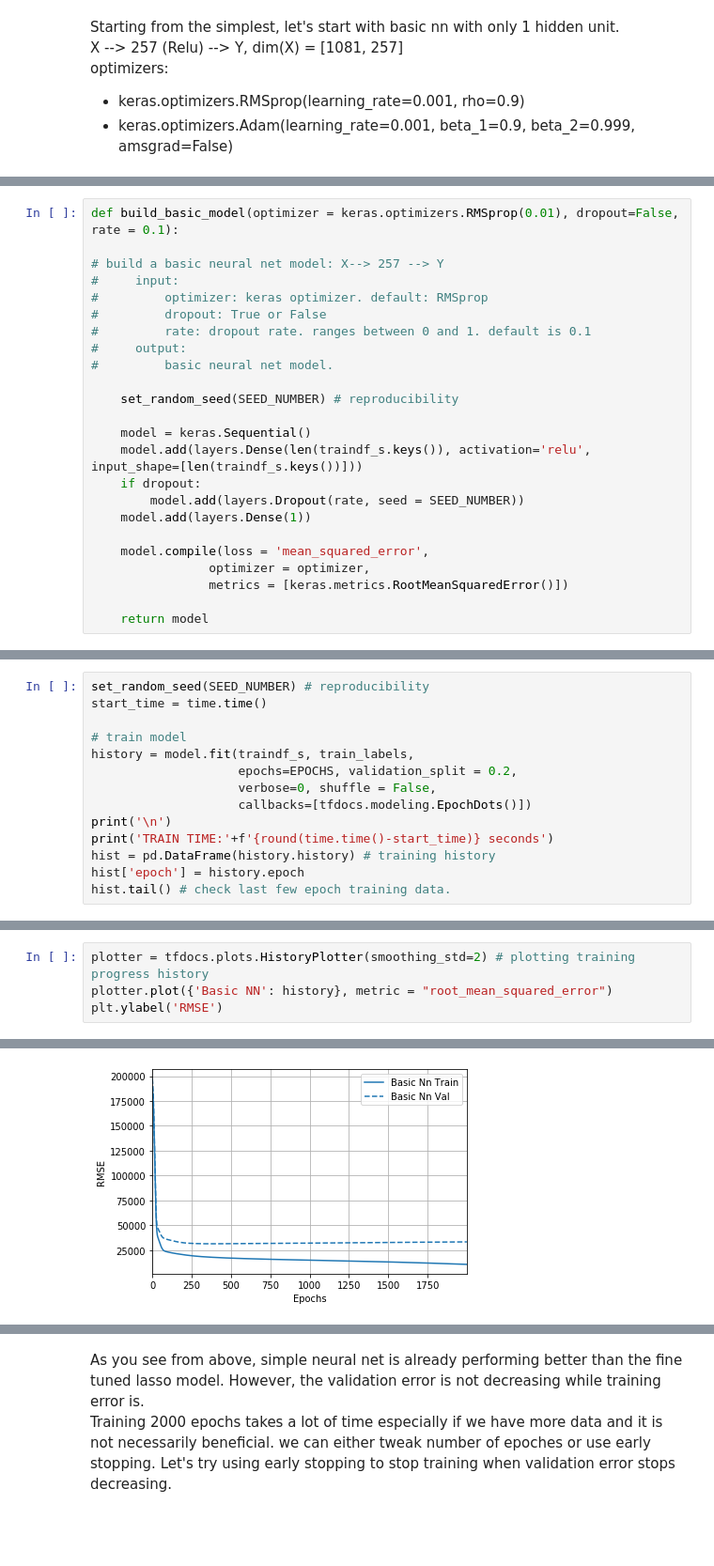
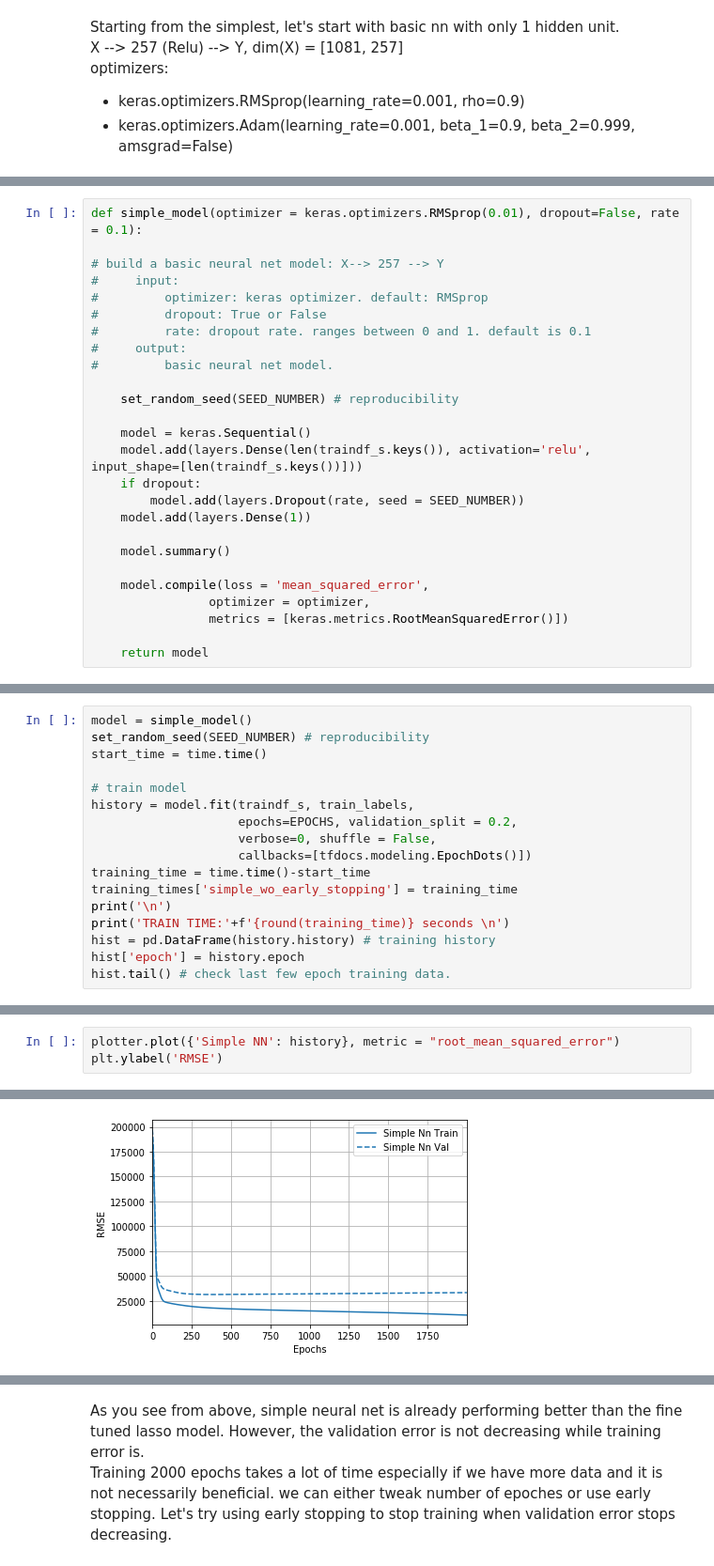
Before and after one commit to melaniezheng/dnn_house_saleprice, a Jupyter notebook: keras.ipynb, the cells around one changed output, grey strips where cells are left out. Shown: that part at 94% size. Saved outputs shown, nothing was run; the diff lists cells and outputs as text; blank space fills up the shorter version.

```diff
--- a/keras.ipynb
+++ b/keras.ipynb
@@ -163,5 +171,5 @@ def plot_errors(test_predictions, title):
 # %%
-def build_basic_model(optimizer = keras.optimizers.RMSprop(0.01), dropout=False, rate = 0.1):
+def simple_model(optimizer = keras.optimizers.RMSprop(0.01), dropout=False, rate = 0.1):
 
 # build a basic neural net model: X--> 257 --> Y
 #     input:
@@ -179,6 +187,8 @@ def build_basic_model(optimizer = keras.optimizers.RMSprop(0.01), dropout=False,
         model.add(layers.Dropout(rate, seed = SEED_NUMBER))
     model.add(layers.Dense(1))
 
+    model.summary()
+
     model.compile(loss = 'mean_squared_error',
                 optimizer = optimizer,
                 metrics = [keras.metrics.RootMeanSquaredError()])
@@ -204,4 +197,5 @@ None
 # %%
+model = simple_model()
 set_random_seed(SEED_NUMBER) # reproducibility
 start_time = time.time()
 
@@ -210,8 +204,10 @@ history = model.fit(traindf_s, train_labels,
                     epochs=EPOCHS, validation_split = 0.2,
                     verbose=0, shuffle = False,
                     callbacks=[tfdocs.modeling.EpochDots()])
+training_time = time.time()-start_time
+training_times['simple_wo_early_stopping'] = training_time
 print('\n')
-print('TRAIN TIME:'+f'{round(time.time()-start_time)} seconds')
+print('TRAIN TIME:'+f'{round(training_time)} seconds \n')
 hist = pd.DataFrame(history.history) # training history
 hist['epoch'] = history.epoch
 hist.tail() # check last few epoch training data.
@@ -240,9 +236,8 @@ TRAIN TIME:206 seconds
 | 1998 | 1.152910e+08 | 10737.366211 | 1.111873e+09 | 33344.753906 | 1998 |
 | 1999 | 1.151633e+08 | 10731.416016 | 1.111889e+09 | 33345.003906 | 1999 |
 # %%
-plotter = tfdocs.plots.HistoryPlotter(smoothing_std=2) # plotting training progress history
-plotter.plot({'Basic NN': history}, metric = "root_mean_squared_error")
+plotter.plot({'Simple NN': history}, metric = "root_mean_squared_error")
 plt.ylabel('RMSE')
 # %% [output]
 Text(0, 0.5, 'RMSE')
-[figure, old version]
+[figure, new version]
```
Also changed, not shown: parts of 32 cells of this notebook.
